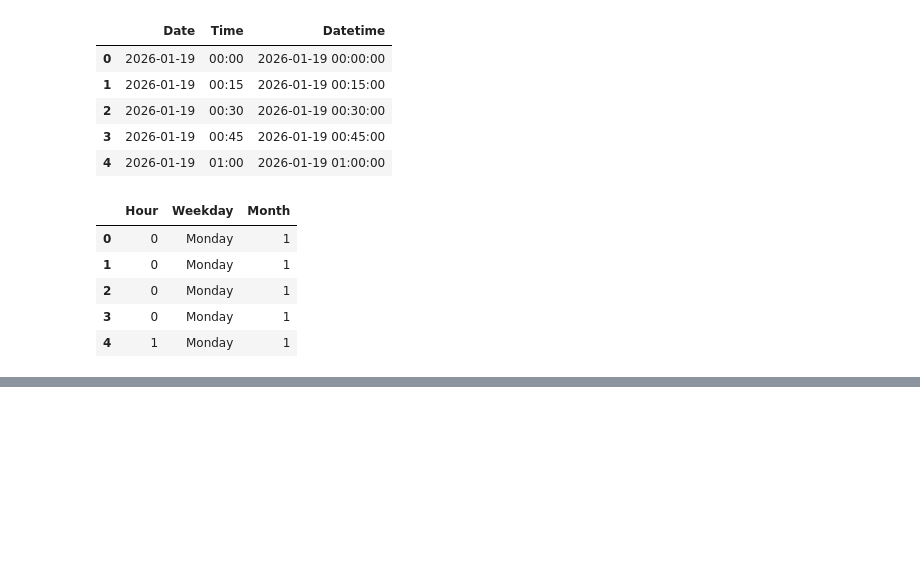
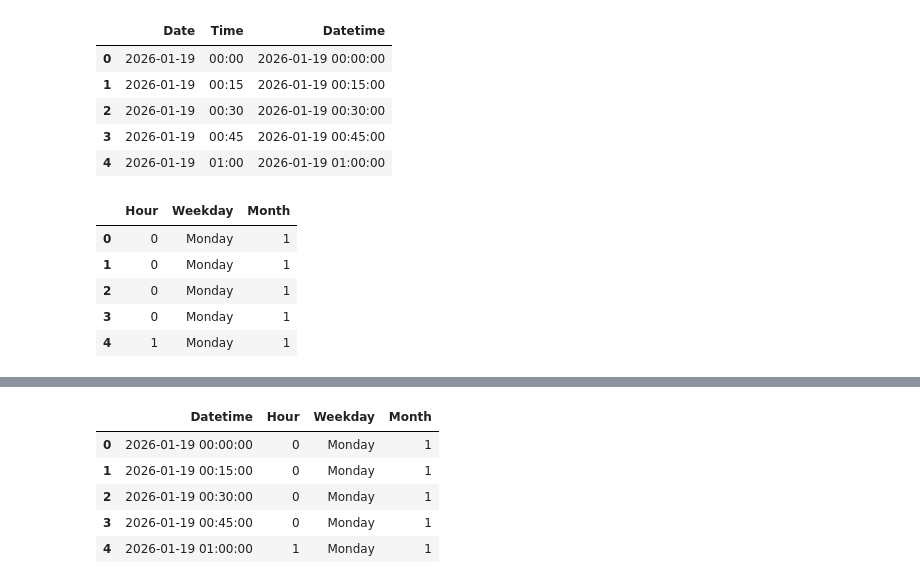
Before and after one commit to bkluj/EnergyMarketBoard, a Jupyter notebook: notebooks/1.exploration.ipynb, the cells around one changed output, grey strips where cells are left out. Drawn from its saved outputs; the diff is of its cells as text; code cells hidden in the pictures; blank space fills up the shorter version.

```diff
--- a/notebooks/exploration.ipynb
+++ b/notebooks/1.exploration.ipynb
@@ -108,0 +151,11 @@ all_data[["Hour","Weekday", "Month"]].head()
+# %%
+all_data = all_data.sort_values("Datetime").reset_index(drop=True)
+
+all_data[["Datetime", "Hour", "Weekday", "Month"]].head()
+# %% [output]
+|  | Datetime | Hour | Weekday | Month |
+| 0 | 2026-01-19 00:00:00 | 0 | Monday | 1 |
+| 1 | 2026-01-19 00:15:00 | 0 | Monday | 1 |
+| 2 | 2026-01-19 00:30:00 | 0 | Monday | 1 |
+| 3 | 2026-01-19 00:45:00 | 0 | Monday | 1 |
+| 4 | 2026-01-19 01:00:00 | 1 | Monday | 1 |
```
Also changed, not shown: parts of 9 cells of this notebook, 4 other files.
